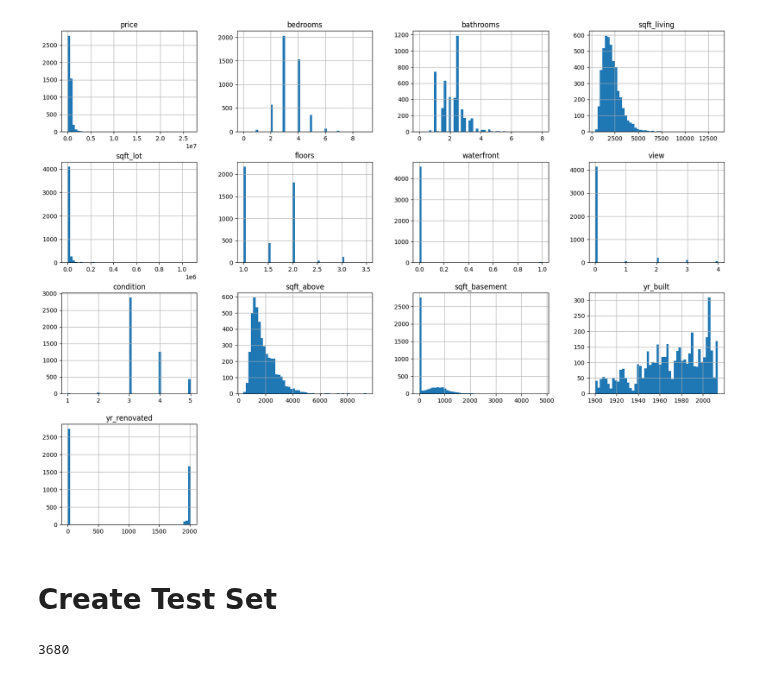
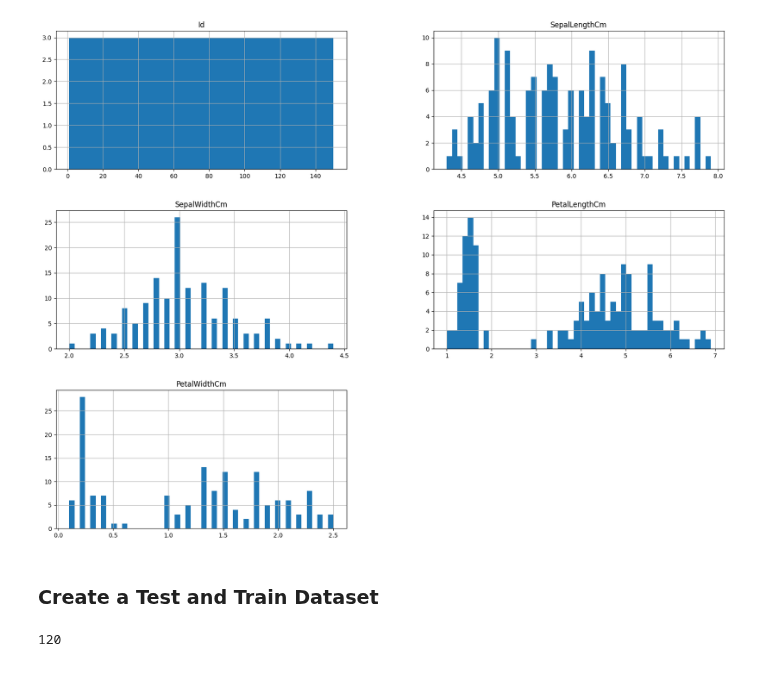
Before and after one commit to regional-specter/Learning-ML, a Jupyter notebook: Model Examples and Practice/Practice - Kaggle/LinearReg.ipynb, the cells around one changed output. Cells and saved outputs as stored; diff of their text form; code cells hidden in the pictures.

```diff
--- a/Model Examples and Practice/Practice - Kaggle/LinearReg.ipynb
+++ b/Model Examples and Practice/Practice - Kaggle/LinearReg.ipynb
@@ -85,0 +11,6 @@ memory usage: 647.0+ KB
+# %%
+import pandas as pd
+
+iris = pd.read_csv("/Users/raoabdul/Documents/Development/Learning-ML/Model Examples and Practice/Practice - Kaggle/Iris/Iris.csv")
+
+iris.head()
@@ -98,13 +52,16 @@ housing.describe()
 # %%
 %matplotlib inline
-housing.hist(bins=50, figsize=(20, 15))
+import matplotlib.pyplot as plt
+iris.hist(bins=50, figsize=(20,15))
 plt.show()
 # %% [output]
-[figure, old version]
+[figure, new version]
 # %% [markdown]
-# **Create Test Set**
+### **Create a Test and Train Dataset**
 # %%
 import numpy as np
+
+np.random.seed(42)
 
 # For illustration only. Sklearn has train_test_split()
 def split_train_test(data, test_ratio):
@@ -114,7 +71,7 @@ def split_train_test(data, test_ratio):
     train_indices = shuffled_indices[test_set_size:]
     return data.iloc[train_indices], data.iloc[test_indices]
 
-train_set, test_set = split_train_test(housing, 0.2)
+train_set, test_set = split_train_test(iris, 0.2)
 len(train_set)
 # %% [output]
-3680
+120
```
Also changed, not shown: parts of 10 cells of this notebook, 2 other files.
